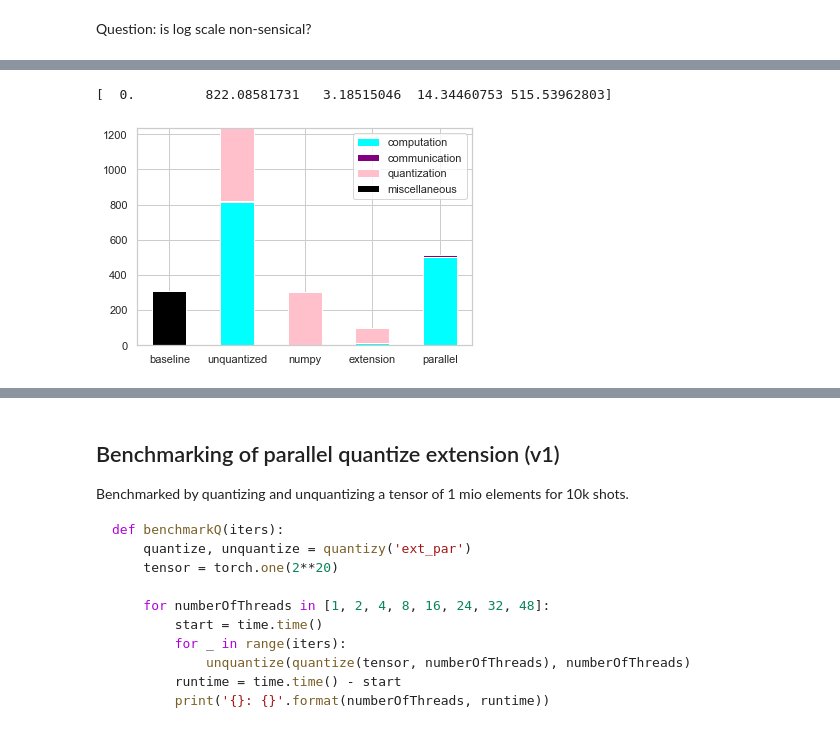
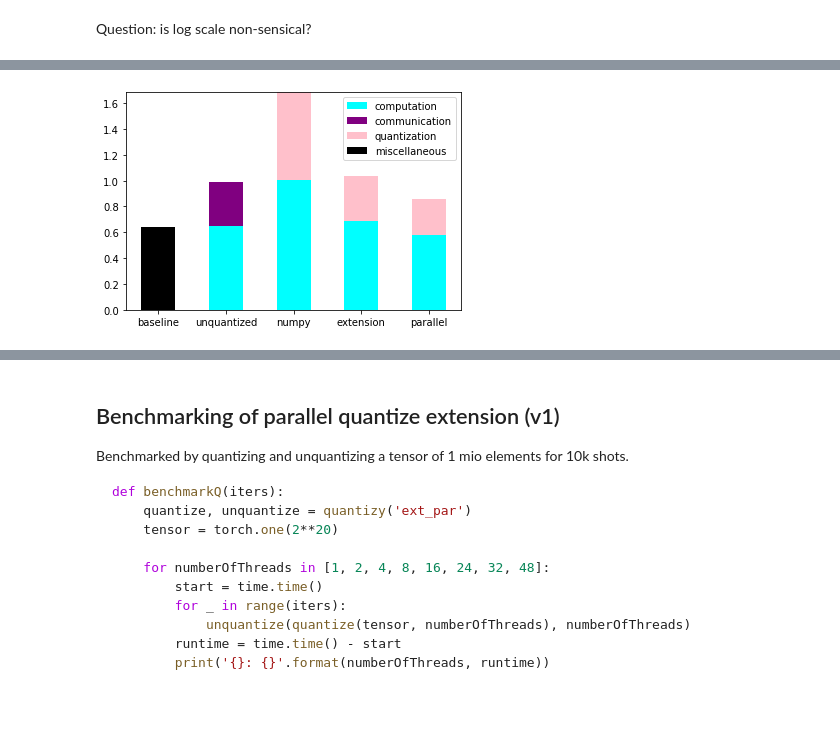
Before and after one commit to gessfred/gRPC, a Jupyter notebook: benchmarks/BenchViz.ipynb, the cells around one changed output, grey strips where cells are left out. Cells and saved outputs as stored; diff of their text form; code cells hidden in the pictures; blank space fills up the shorter version.

```diff
--- a/benchmarks/BenchViz.ipynb
+++ b/benchmarks/BenchViz.ipynb
@@ -150,15 +157,16 @@ plt.legend()
 # %%
-d2 = df[df['input_size'] == 26]
-print(np.array(d2.communication+d2.computation))
-x = np.arange(5)
-width = 0.5
-plt.bar(x, (d2.computation), width=width, color='cyan')
-plt.bar(x, (d2.communication), bottom=np.array(d2.computation), width=width, color='purple')
-plt.bar(x, (d2.quantization), bottom=np.array(d2.communication+d2.computation), width=width, color='pink')
-plt.bar(x, d2.total-d2.computation-d2.communication-d2.quantization, bottom=np.array(d2.quantization+d2.communication+d2.computation), width=width, color='black')
-plt.xticks(x, ['baseline', 'unquantized', 'numpy', 'extension', 'parallel'])
-plt.legend(['computation', 'communication', 'quantization', 'miscellaneous'])
-plt.savefig('26.png', dpi=300)
+def plot(input_size):
+    d2 = df[df['input_size'] == input_size].sort_values('function')
+    x = np.arange(5)
+    width = 0.5
+    plt.bar(x, (d2.computation), width=width, color='cyan')
+    plt.bar(x, (d2.communication), bottom=np.array(d2.computation), width=width, color='purple')
+    plt.bar(x, (d2.quantization), bottom=np.array(d2.communication+d2.computation), width=width, color='pink')
+    plt.bar(x, d2.total-d2.computation-d2.communication-d2.quantization, bottom=np.array(d2.quantization+d2.communication+d2.computation), width=width, color='black')
+    plt.xticks(x, ['baseline', 'unquantized', 'numpy', 'extension', 'parallel'])
+    plt.legend(['computation', 'communication', 'quantization', 'miscellaneous'])
+    plt.savefig('26.png', dpi=300)
-# %% [output]
-[  0.         822.08581731   3.18515046  14.34460753 515.53962803]
-[figure, removed]
+# %%
+plot(14)
+# %% [output]
+[figure, added]
```
Also changed, not shown: parts of 5 cells of this notebook, 1 other file.
